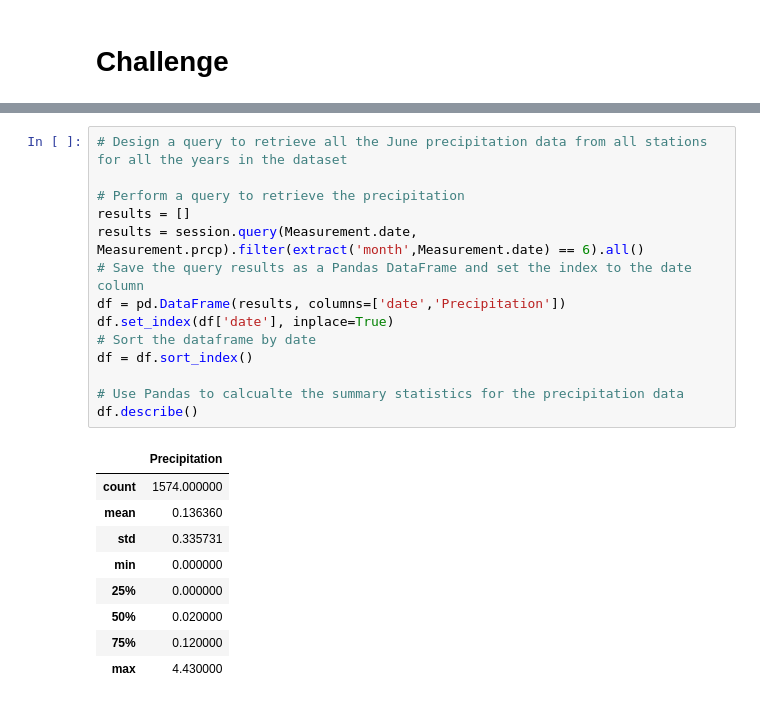
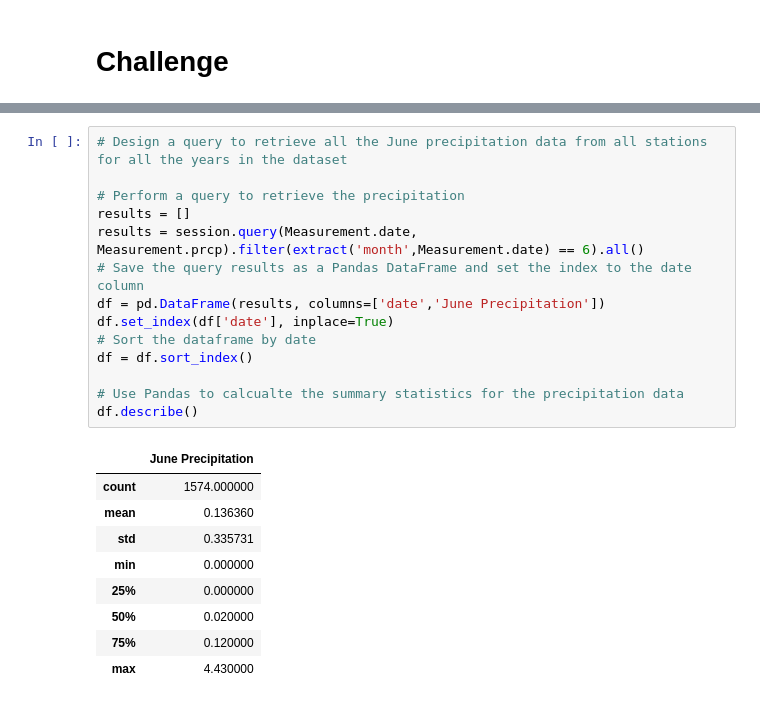
Before and after one commit to mmingoia/surfs_up, a Jupyter notebook: climate_analysis.ipynb, the cells around one changed output, grey strips where cells are left out. Drawn from its saved outputs; the diff is of its cells as text.

```diff
--- a/climate_analysis.ipynb
+++ b/climate_analysis.ipynb
@@ -161,19 +198,19 @@ df.describe()
 # %%
 # Design a query to retrieve all the June precipitation data from all stations for all the years in the dataset
 
 # Perform a query to retrieve the precipitation
 results = []
 results = session.query(Measurement.date, Measurement.prcp).filter(extract('month',Measurement.date) == 6).all()
 # Save the query results as a Pandas DataFrame and set the index to the date column
-df = pd.DataFrame(results, columns=['date','Precipitation'])
+df = pd.DataFrame(results, columns=['date','June Precipitation'])
 df.set_index(df['date'], inplace=True)
 # Sort the dataframe by date
 df = df.sort_index()
 
 # Use Pandas to calcualte the summary statistics for the precipitation data
 df.describe()
 # %% [output]
-|  | Precipitation |
+|  | June Precipitation |
 | count | 1574.000000 |
 | mean | 0.136360 |
 | std | 0.335731 |
```
Also changed, not shown: parts of 8 cells of this notebook, 5 other files.
